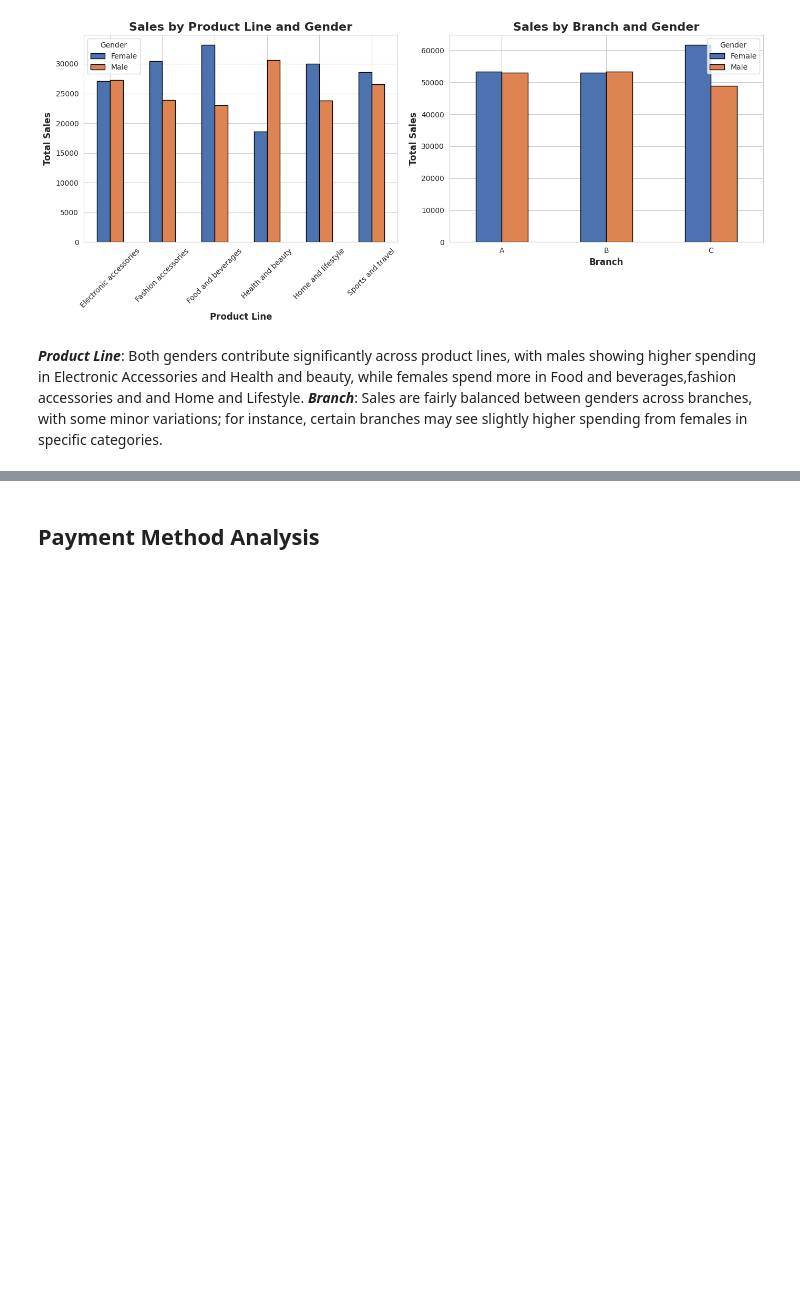
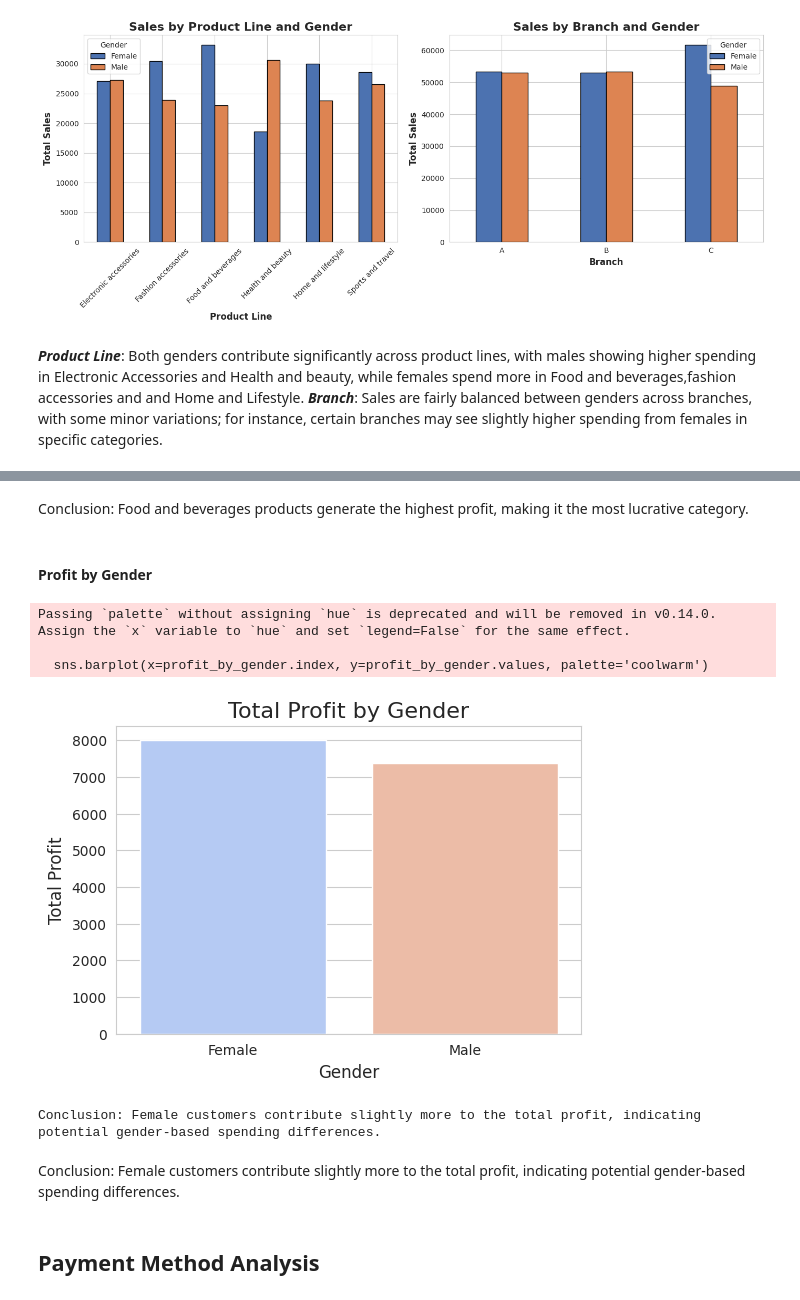
Before and after one commit to Saikat1411/Sales_Data_Analysis, a Jupyter notebook: Sales_data_analysis.ipynb, the cells around one changed output, grey strips where cells are left out. Cells and saved outputs as stored; diff of their text form; code cells hidden in the pictures; blank space fills up the shorter version.

```diff
--- a/Sales_data_analysis.ipynb
+++ b/Sales_data_analysis.ipynb
@@ -278,3 +339,26 @@ plt.show()
+# %% [markdown]
+Conclusion: Food and beverages products generate the highest profit, making it the most lucrative category.
+# %% [markdown]
+#### Profit by Gender
+# %%
+# Aggregate profit by gender
+profit_by_gender = supermarket_sales_df.groupby('Gender')['Profit'].sum()
+
+# Plotting Profit by Gender
+plt.figure(figsize=(6, 4))
+sns.barplot(x=profit_by_gender.index, y=profit_by_gender.values, palette='coolwarm')
+plt.title('Total Profit by Gender', fontsize=16)
+plt.xlabel('Gender', fontsize=12)
+plt.ylabel('Total Profit', fontsize=12)
+plt.show()
+# %% [output]
+Passing `palette` without assigning `hue` is deprecated and will be removed in v0.14.0. Assign the `x` variable to `hue` and set `legend=False` for the same effect.
+
+  sns.barplot(x=profit_by_gender.index, y=profit_by_gender.values, palette='coolwarm')
+[figure, added]
+Conclusion: Female customers contribute slightly more to the total profit, indicating potential gender-based spending differences.
+# %% [markdown]
+Conclusion: Female customers contribute slightly more to the total profit, indicating potential gender-based spending differences.
 # %% [markdown]
 ## Payment Method Analysis
 # %%
```
Also changed, not shown: parts of 11 cells of this notebook.
